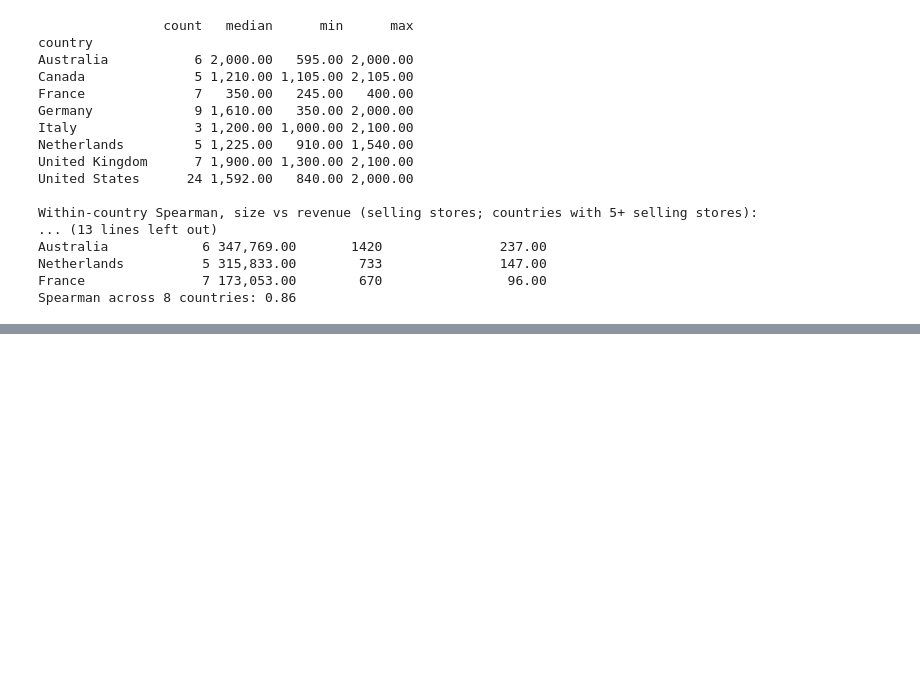
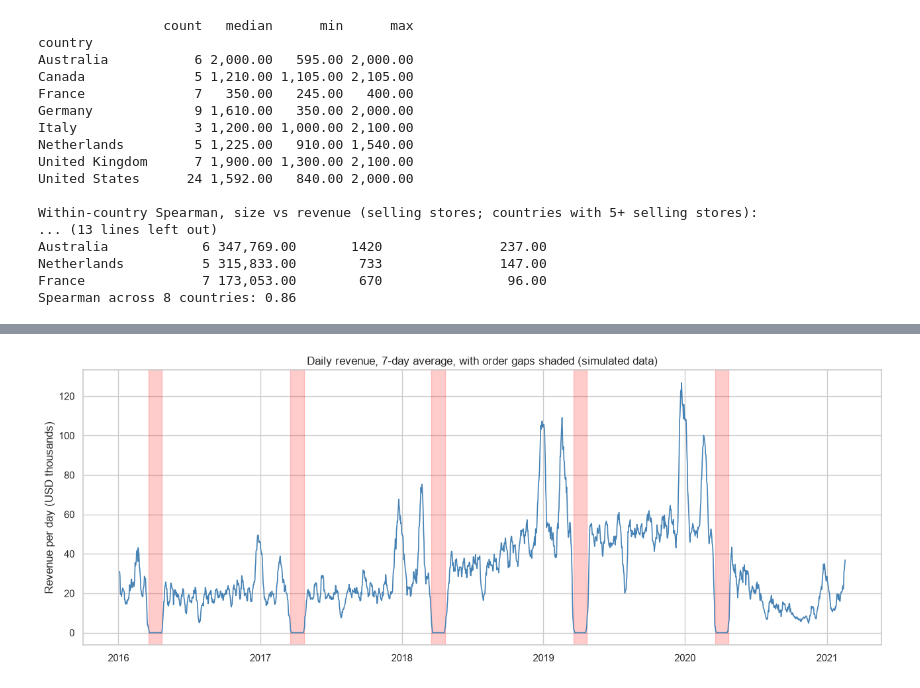
Before and after one commit to Mohsintahseen/sales-intelligence-system, a Jupyter notebook: notebooks/01_eda_overview.ipynb, the cells around one changed output, grey strips where cells are left out. Drawn from its saved outputs; the diff is of its cells as text; code cells hidden in the pictures; blank space fills up the shorter version.

Commit message:
Phase 4: daily patterns, spring gap shape and weekday stability

```diff
--- a/notebooks/01_eda_overview.ipynb
+++ b/notebooks/01_eda_overview.ipynb
@@ -460,3 +460,21 @@ Australia            6 347,769.00       1420               237.00
 Netherlands          5 315,833.00        733               147.00
 France               7 173,053.00        670                96.00
 Spearman across 8 countries: 0.86
+# %%
+daily = df.groupby("order_date").agg(revenue=("revenue_usd", "sum"),
+                                      orders=("order_number", "nunique"))
+cal = pd.date_range("2016-01-01", "2021-02-20", freq="D")
+daily = daily.reindex(cal, fill_value=0)        # days with no orders become explicit zeros
+daily.index.name = "date"
+daily["has_orders"] = daily["orders"] > 0
+
+run_id = (daily["has_orders"] != daily["has_orders"].shift()).cumsum()
+runs = (daily.reset_index().groupby(run_id.values)
+          .agg(start=("date", "min"), end=("date", "max"),
+               days=("date", "count"), has_orders=("has_orders", "first")))
+gaps = runs[(~runs["has_orders"]) & (runs["days"] >= 30)].reset_index(drop=True)
+
+print("Calendar days:", len(daily), "| active:", int(daily["has_orders"].sum()),
+      "| no orders:", int((~daily["has_orders"]).sum()))
+print("Revenue total:", round(daily["revenue"].sum(), 2))
+print(gaps.to_string())
@@ -462,0 +490,14 @@ Spearman across 8 countries: 0.86
+# %%
+fig, ax = plt.subplots(figsize=(13, 5))
+ax.plot(daily.index, daily["revenue"].rolling(7, center=True).mean() / 1e3,
+        color="steelblue", linewidth=1.2)
+for _, g in gaps.iterrows():
+    ax.axvspan(g["start"], g["end"], color="red", alpha=0.2)
+ax.set_title("Daily revenue, 7-day average, with order gaps shaded (simulated data)")
+ax.set_ylabel("Revenue per day (USD thousands)")
+ax.set_xlabel("")
+plt.tight_layout()
+plt.savefig("../reports/figures/daily_revenue_gaps.png", dpi=150)
+plt.show()
+# %% [output]
+[figure, added]
```
Also changed, not shown: parts of 3 cells of this notebook, 2 other files.
